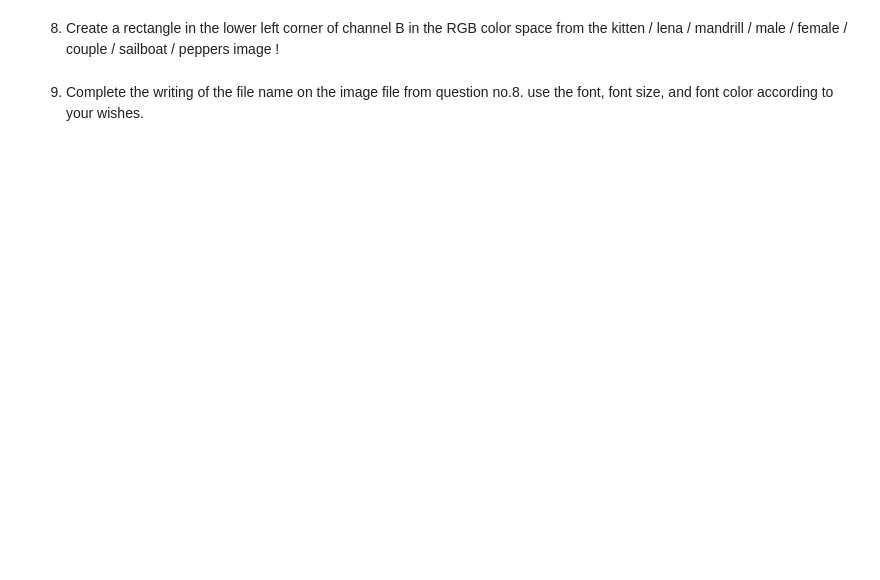
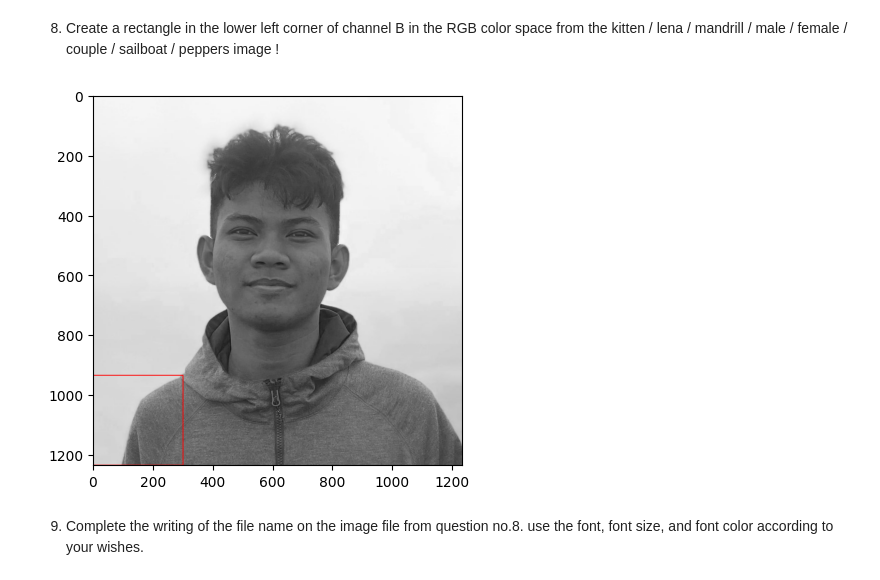
Before and after one commit to Golden028/PCVK, a Jupyter notebook: Week2.ipynb, the cells around one changed output. Drawn from its saved outputs; the diff is of its cells as text; code cells hidden in the pictures; blank space fills up the shorter version.

```diff
--- a/Week2.ipynb
+++ b/Week2.ipynb
@@ -245,6 +262,15 @@ plt.show()
 # %% [markdown]
 8. Create a rectangle in the lower left corner of channel B in the RGB color space from
 the kitten / lena / mandrill / male / female / couple / sailboat / peppers image !
+# %%
+B_channel = img[:,:,0]   # channel B (dari BGR asli)
+h, w = B_channel.shape
+B_copy = cv.cvtColor(B_channel, cv.COLOR_GRAY2BGR)
+cv.rectangle(B_copy, (0,h-300), (300,h), (255,0,0), 2)
+plt.imshow(B_copy)
+plt.show()
+# %% [output]
+[figure, added]
 # %% [markdown]
 9. Complete the writing of the file name on the image file from question no.8. use the
 font, font size, and font color according to your wishes.
```
Also changed, not shown: parts of 2 cells of this notebook.
